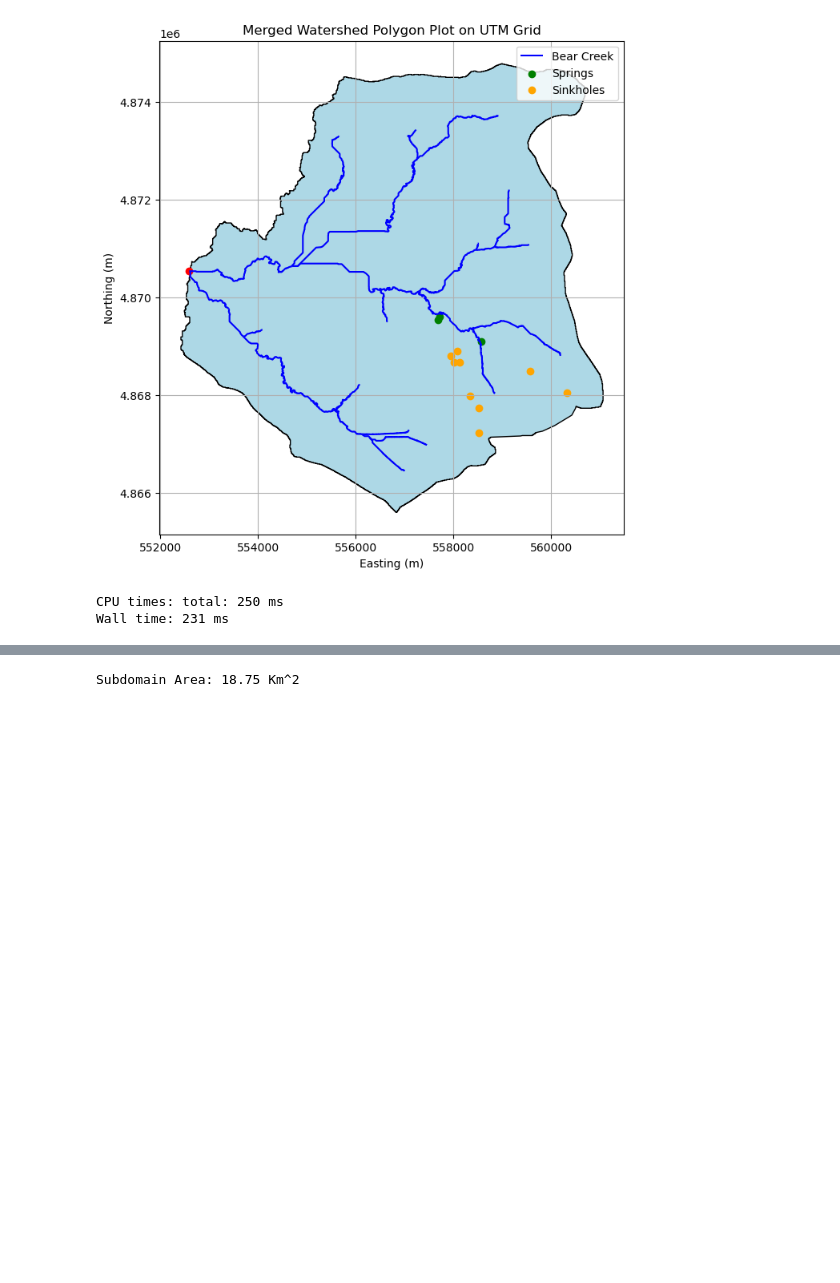
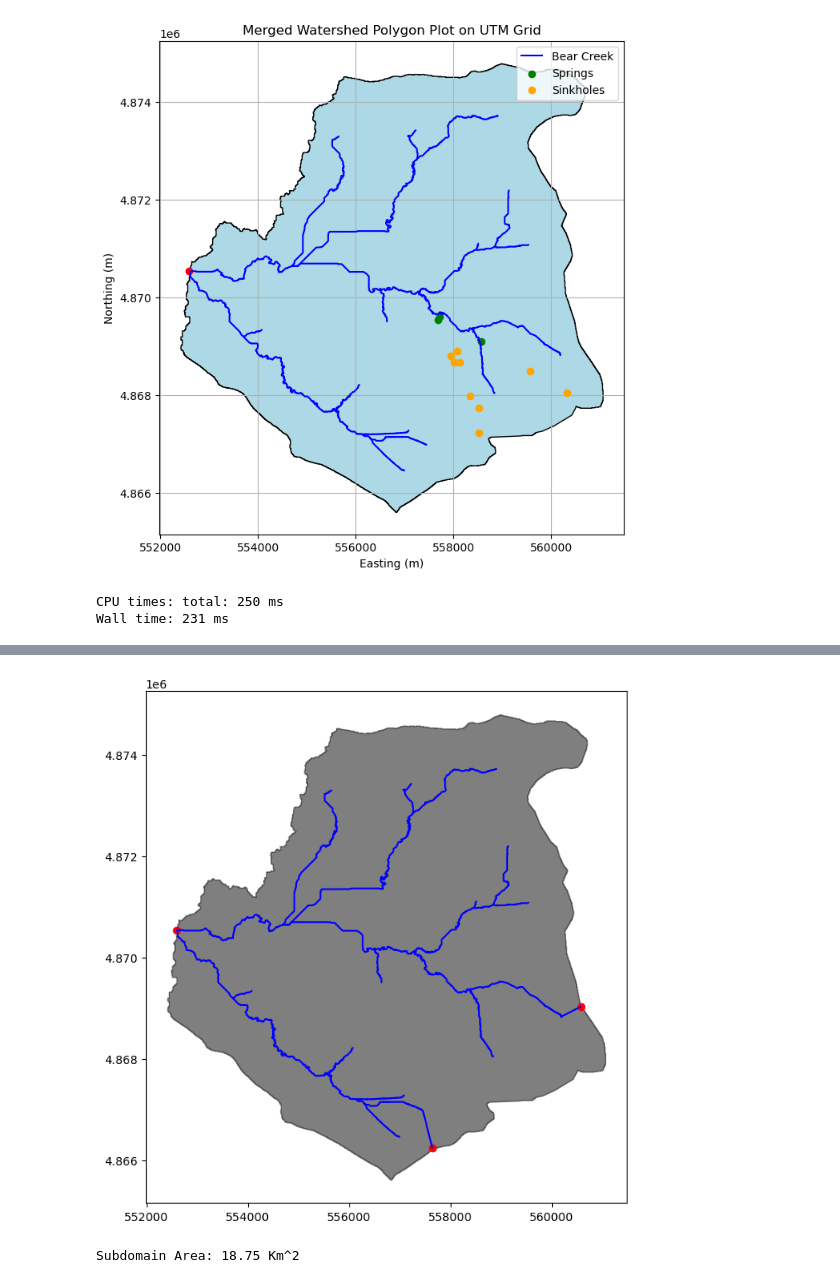
Before and after one commit to jhuang523/UMNBearSpring, a Jupyter notebook: EPM/steady_state/EPM_ws_singleLayer.ipynb, the cells around one changed output, grey strips where cells are left out. Drawn from its saved outputs; the diff is of its cells as text; code cells hidden in the pictures; blank space fills up the shorter version.

```diff
--- a/EPM/steady_state/EPM_ws_singleLayer.ipynb
+++ b/EPM/steady_state/EPM_ws_singleLayer.ipynb
@@ -505,3 +414,29 @@ Wall time: 76 ms
+# %%
+
+#Find the intersection points where the boundary intersects with the creek
+intersections = creeks.geometry.apply(lambda line: line.intersection(wsMerged.boundary)) #TODO: why are only 2 points being found?
+intersections_points = intersections[intersections.geom_type == "Point"]
+
+unique_points = list({(point.x, point.y) for point in intersections_points})
+# unique_points.append((552594.407, 4870544.353)) #TODO: fix this manual boundary
+
+#Plot the new creeks and the intersection points on a plot
+label = False #Flag for turning the creek linestring labels on/off
+fig, ax = plt.subplots(figsize=(8, 8))
+gpd.GeoDataFrame(geometry = [wsMerged]).plot(ax=ax, color = 'k', alpha = 0.5, edgecolor = 'black')
+creeks.plot(ax=ax, color='blue', label='Bear Creek')
+for pt in unique_points:
+    plt.scatter(pt[0], pt[1], color='red')
+
+if label == True:
+    for _, creek in creeks.iterrows():
+        creek_geom = creek['geometry']
+
+        midpoint = creek_geom.interpolate(0.5, normalized = True)
+
+        ax.text(midpoint.x, midpoint.y, str(creek['FID']), color='k', fontsize=12, ha='center')
+# %% [output]
+[figure, added]
 # %%
 # %%time
 G = nx.Graph()
```
Also changed, not shown: parts of 28 cells of this notebook, 5 other files.
